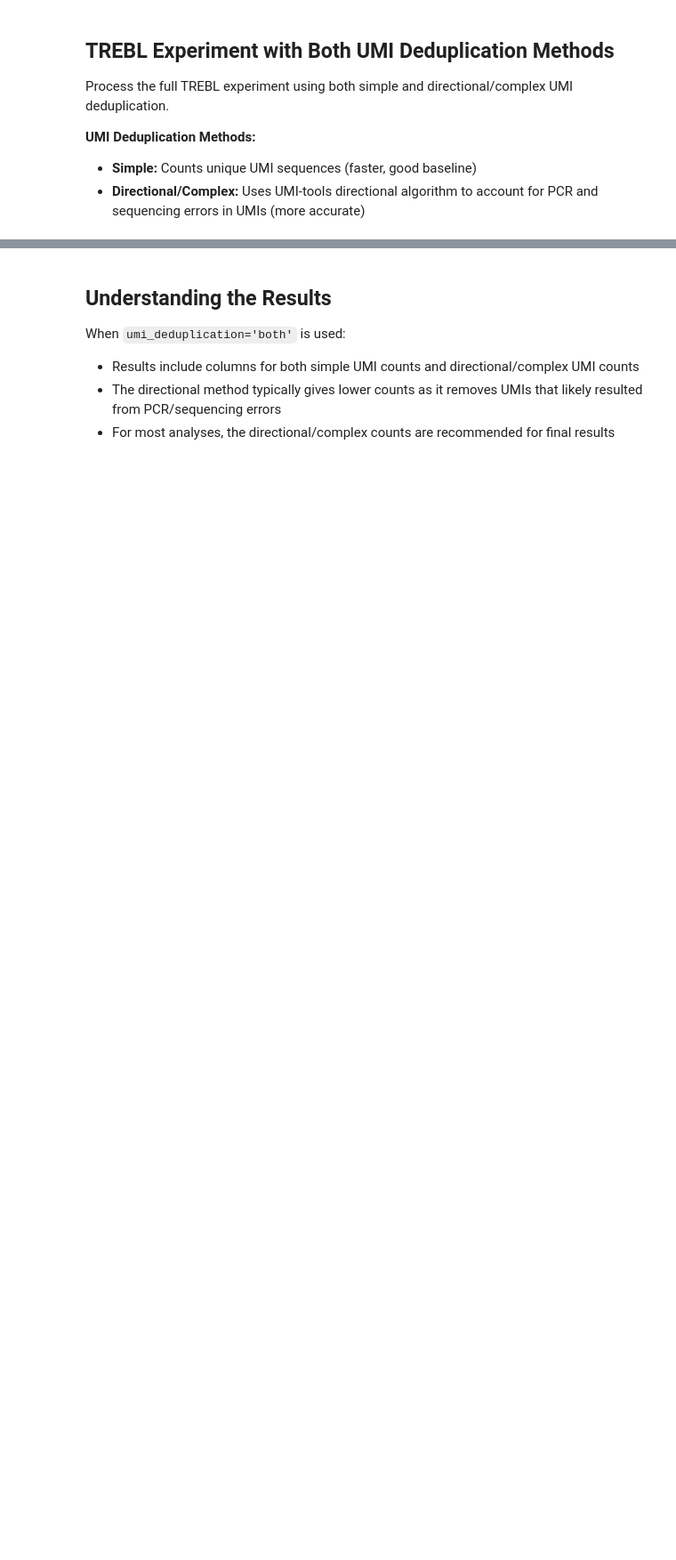
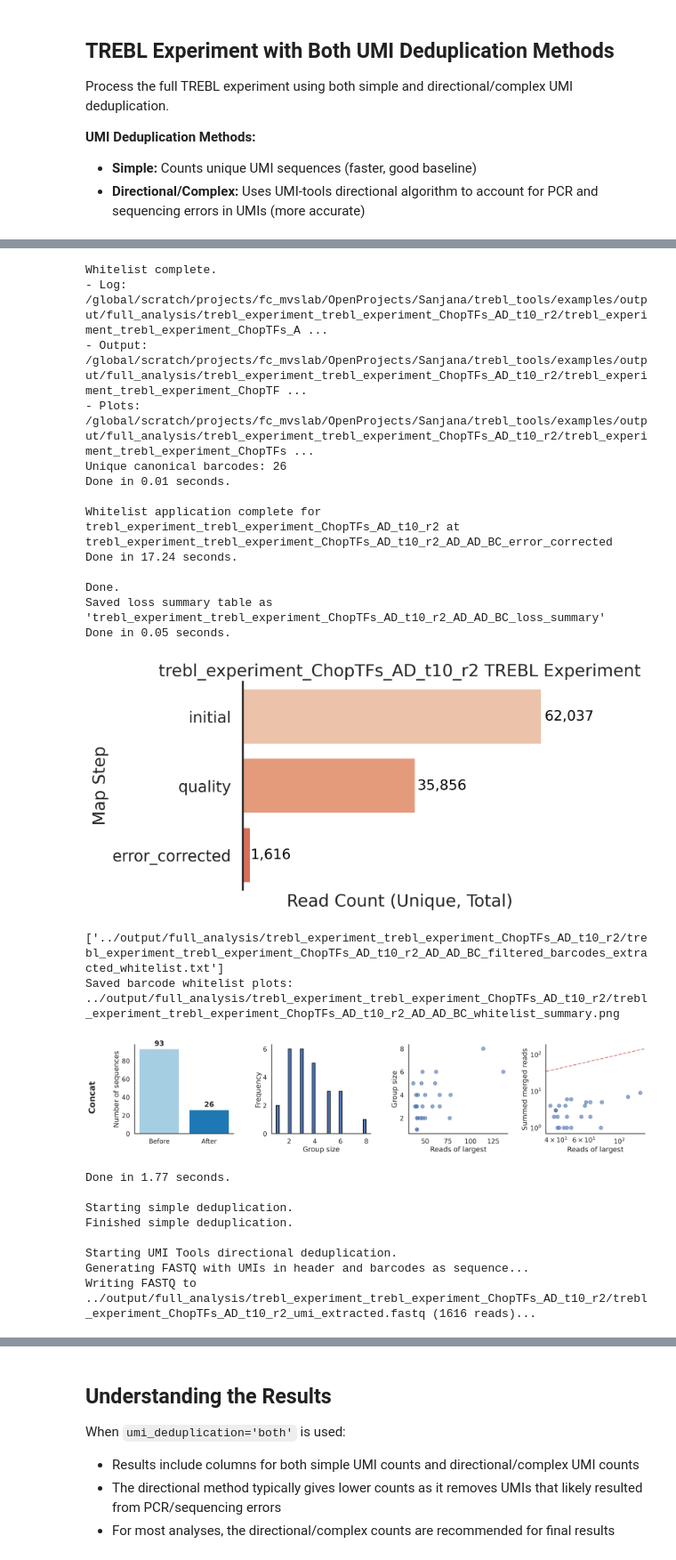
Before and after one commit to staller-lab/trebl_tools, a Jupyter notebook: examples/notebooks/full_analysis_example.ipynb, the cells around one changed output, grey strips where cells are left out. Shown at 89% size. Saved outputs shown, nothing was run; the diff lists cells and outputs as text; code cells hidden in the pictures; blank space fills up the shorter version.

```diff
--- a/examples/notebooks/full_analysis_example.ipynb
+++ b/examples/notebooks/full_analysis_example.ipynb
@@ -182,7 +366,7 @@ trebl_results = pipeline.trebl_experiment_analysis(
     RT_seq_files=trebl_RT_seq_files,
     RT_bc_objects=RT_bc_objects,
     reverse_complement=True,
-    step1_map_csv_path="../output/full_analysis/step1_AD_AD_BC_RT_BC_error_corrected_designed.csv",  # Update with your step1 CSV path
+    step1_map_csv_path="../output/full_analysis/step1.csv",  # Update with your step1 CSV path
     AD_umi_object=AD_UMI,
     RT_umi_object=RT_UMI,
     umi_deduplication="both",  # Use BOTH simple and directional/complex deduplication
@@ -192,3 +376,4 @@ trebl_results = pipeline.trebl_experiment_analysis(
 # Results contain merged counts from both deduplication methods
 AD_results = trebl_results["AD_results"]
 RT_results = trebl_results["RT_results"]
+# %% [output]
@@ -194,0 +397,25 @@ RT_results = trebl_results["RT_results"]
+Whitelist complete.
+- Log: /global/scratch/projects/fc_mvslab/OpenProjects/Sanjana/trebl_tools/examples/output/full_analysis/trebl_experiment_trebl_experiment_ChopTFs_AD_t10_r2/trebl_experiment_trebl_experiment_ChopTFs_A ...
+- Output: /global/scratch/projects/fc_mvslab/OpenProjects/Sanjana/trebl_tools/examples/output/full_analysis/trebl_experiment_trebl_experiment_ChopTFs_AD_t10_r2/trebl_experiment_trebl_experiment_ChopTF ...
+- Plots: /global/scratch/projects/fc_mvslab/OpenProjects/Sanjana/trebl_tools/examples/output/full_analysis/trebl_experiment_trebl_experiment_ChopTFs_AD_t10_r2/trebl_experiment_trebl_experiment_ChopTFs ...
+Unique canonical barcodes: 26
+Done in 0.01 seconds.
+
+Whitelist application complete for trebl_experiment_trebl_experiment_ChopTFs_AD_t10_r2 at trebl_experiment_trebl_experiment_ChopTFs_AD_t10_r2_AD_AD_BC_error_corrected
+Done in 17.24 seconds.
+
+Done.
+Saved loss summary table as 'trebl_experiment_trebl_experiment_ChopTFs_AD_t10_r2_AD_AD_BC_loss_summary'
+Done in 0.05 seconds.
+[figure, added]
+['../output/full_analysis/trebl_experiment_trebl_experiment_ChopTFs_AD_t10_r2/trebl_experiment_trebl_experiment_ChopTFs_AD_t10_r2_AD_AD_BC_filtered_barcodes_extracted_whitelist.txt']
+Saved barcode whitelist plots: ../output/full_analysis/trebl_experiment_trebl_experiment_ChopTFs_AD_t10_r2/trebl_experiment_trebl_experiment_ChopTFs_AD_t10_r2_AD_AD_BC_whitelist_summary.png
+[figure, added]
+Done in 1.77 seconds.
+
+Starting simple deduplication.
+Finished simple deduplication.
+
+Starting UMI Tools directional deduplication.
+Generating FASTQ with UMIs in header and barcodes as sequence...
+Writing FASTQ to ../output/full_analysis/trebl_experiment_trebl_experiment_ChopTFs_AD_t10_r2/trebl_experiment_ChopTFs_AD_t10_r2_umi_extracted.fastq (1616 reads)...
```
Also changed, not shown: parts of 14 cells of this notebook, 5 other files.
